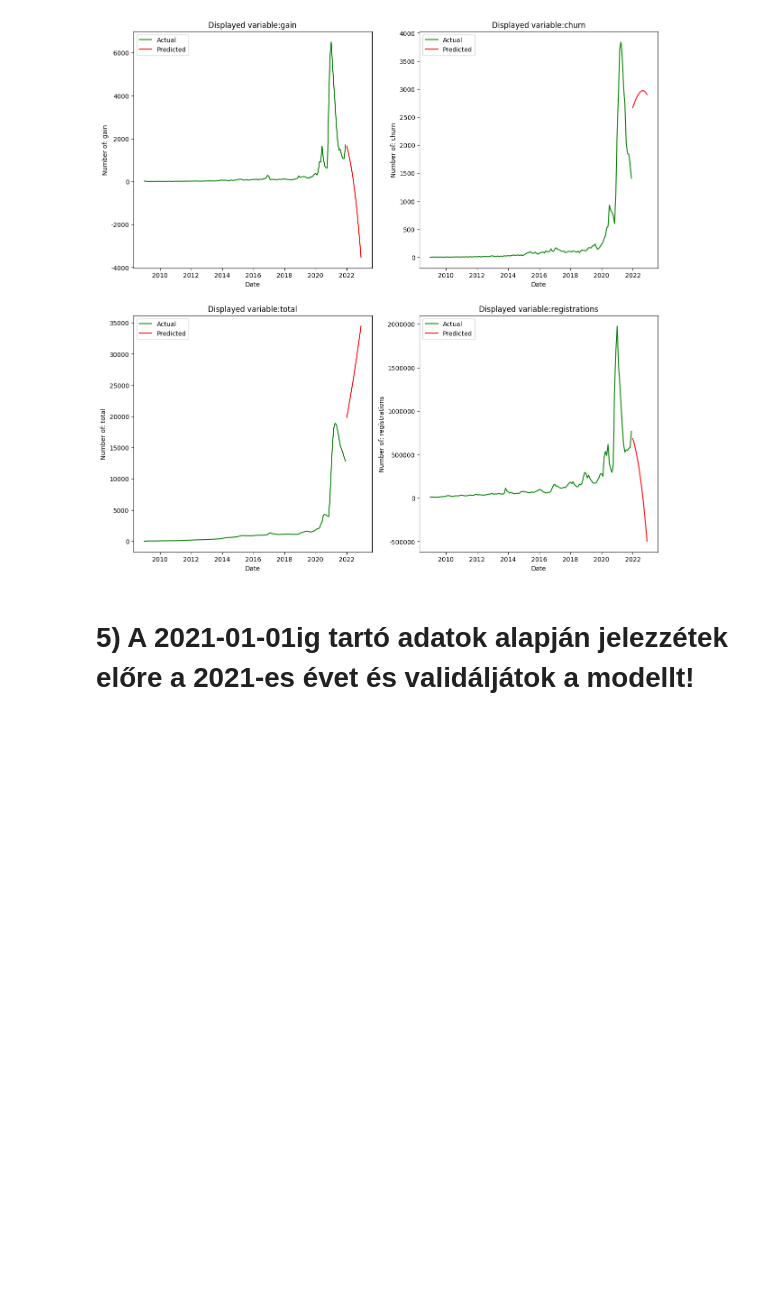
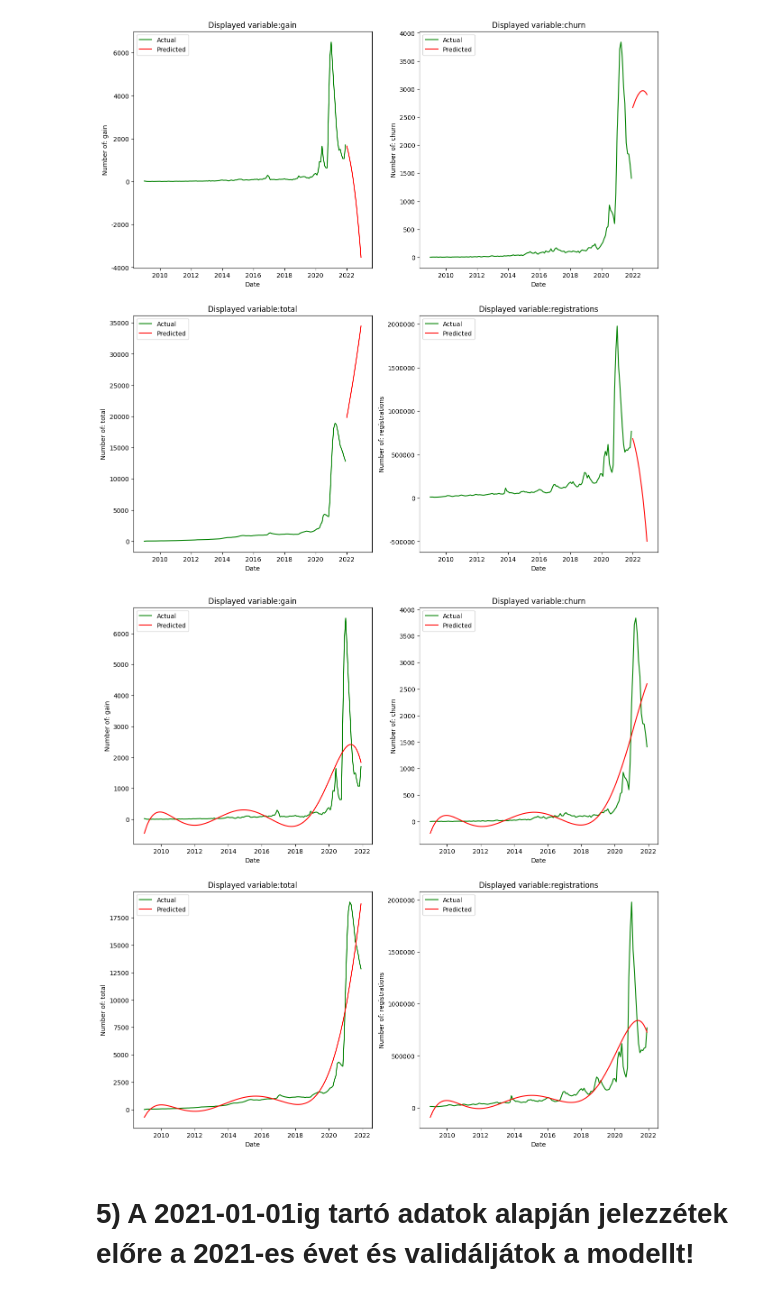
Before and after one commit to DanielBarabas/rajk-ml-course-barab, a Jupyter notebook: homeworks/BD_hw.ipynb, the cells around one changed output. Saved outputs shown, nothing was run; the diff lists cells and outputs as text; code cells hidden in the pictures; blank space fills up the shorter version.

```diff
--- a/homeworks/BD_hw.ipynb
+++ b/homeworks/BD_hw.ipynb
@@ -397,7 +401,7 @@ counter = 1
 for outcome in outcomes:
     ax = plt.subplot(2, 2, counter)
     ax.plot(plot_df["date"],plot_df[outcome],color = "green",label = "Actual")
-    ax.plot(plot_df["date"],plot_df[outcome + "_pred"],color = "red",label = "Predicted")
+    ax.plot(plot_df["date"],plot_df[outcome + "_pred_test"],color = "red",label = "Predicted")
     ax.set_xlabel("Date")
     ax.set_ylabel("Number of: {}".format(outcome))
     ax.set_title("Displayed variable:{}".format(outcome))
@@ -408,6 +412,23 @@ for outcome in outcomes:
 plt.show()
 # %% [output]
 [figure]
+# %%
+plt.figure(figsize=(15, 15))
+counter = 1
+for outcome in outcomes:
+    ax = plt.subplot(2, 2, counter)
+    ax.plot(plot_df["date"],plot_df[outcome],color = "green",label = "Actual")
+    ax.plot(plot_df["date"],plot_df[outcome + "_pred_train"],color = "red",label = "Predicted")
+    ax.set_xlabel("Date")
+    ax.set_ylabel("Number of: {}".format(outcome))
+    ax.set_title("Displayed variable:{}".format(outcome))
+    #ax.set_yscale('log')
+    ax.yaxis.set_major_formatter(FormatStrFormatter('%1.0f'))
+    plt.legend()
+    counter +=1
+plt.show()
+# %% [output]
+[figure, added]
 # %% [markdown]
 # 5) A 2021-01-01ig tartó adatok alapján jelezzétek előre a 2021-es évet és validáljátok a modellt!
 # %% [markdown]
```
Also changed, not shown: parts of 10 cells of this notebook.
